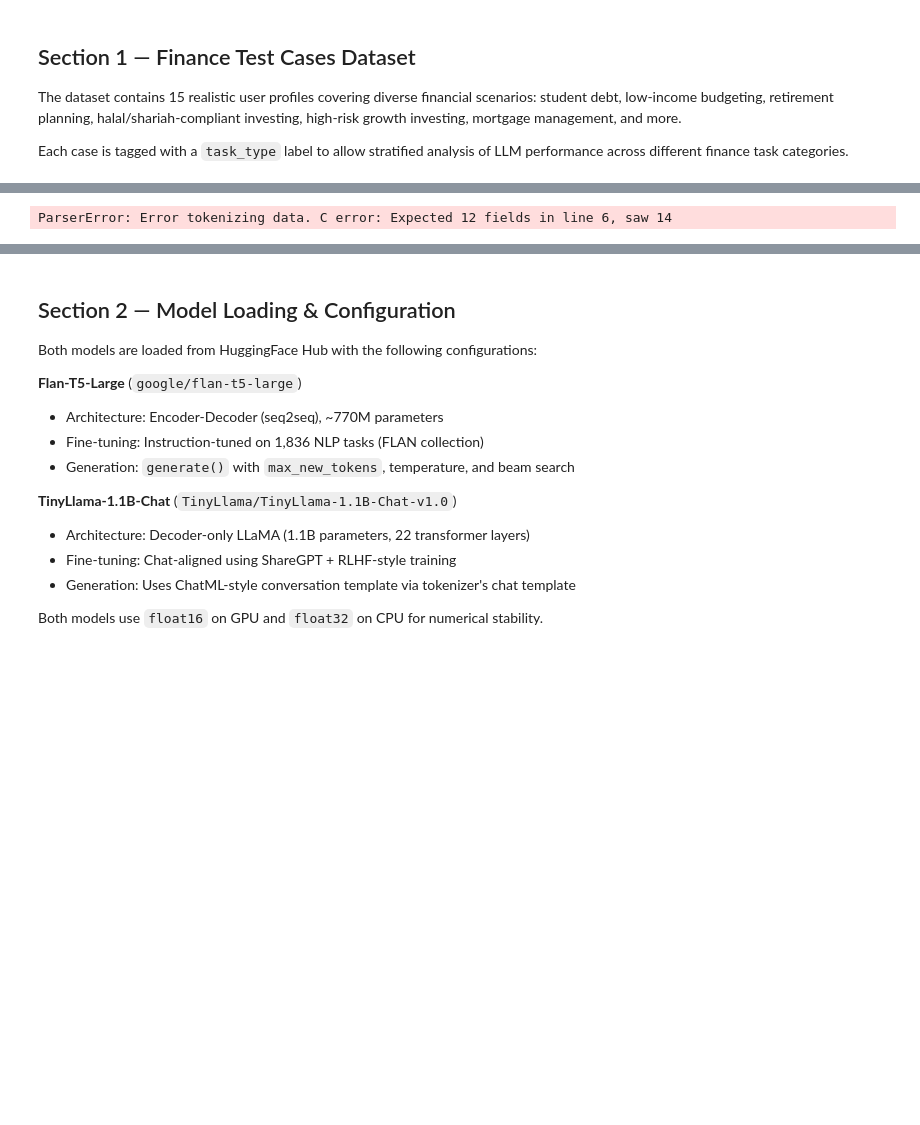
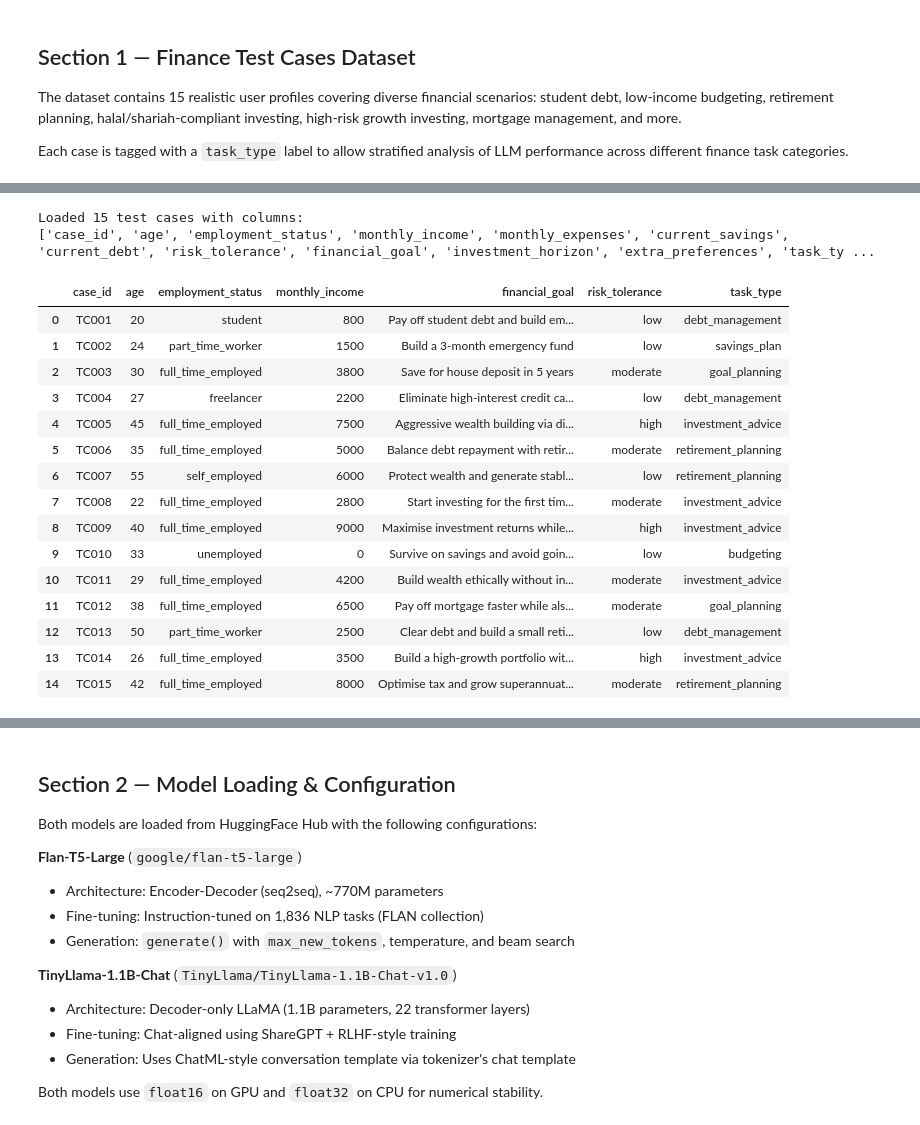
Before and after one commit to Ifthekher237/mq-assignment-2-llm-financial-advice-evaluation, a Jupyter notebook: codes/notebooks/01_llm_comparison.ipynb, the cells around one changed output, grey strips where cells are left out. Cells and saved outputs as stored; diff of their text form; code cells hidden in the pictures; blank space fills up the shorter version.

```diff
--- a/codes/notebooks/01_llm_comparison.ipynb
+++ b/codes/notebooks/01_llm_comparison.ipynb
@@ -78,3 +87,7 @@ high-risk growth investing, mortgage management, and more.
 
 Each case is tagged with a `task_type` label to allow stratified analysis of LLM performance
 across different finance task categories.
+# %%
+from google.colab import files
+uploaded = files.upload()  # select finance_test_cases.csv
+CSV_PATH = list(uploaded.keys())[0]
@@ -81,27 +97,44 @@ across different finance task categories.
 # %%
 # ── Option A: Load from Google Drive (recommended for Colab) ──────────────────
 # from google.colab import drive
 # drive.mount('/content/drive')
 # CSV_PATH = '/content/drive/MyDrive/COMP8420/finance_test_cases.csv'
 
 # ── Option B: Upload directly to Colab session ────────────────────────────────
 # from google.colab import files
 # uploaded = files.upload()  # select finance_test_cases.csv
 # CSV_PATH = list(uploaded.keys())[0]
 
 # ── Option C: Hardcoded path (update as needed) ───────────────────────────────
-CSV_PATH = "finance_test_cases.csv"  # place file in Colab working directory
+# CSV_PATH = "finance_test_cases.csv"  # place file in Colab working directory
 
 try:
     df = pd.read_csv(CSV_PATH)
     print(f"Loaded {len(df)} test cases with columns:\n{list(df.columns)}")
     display(df[['case_id','age','employment_status','monthly_income',
                 'financial_goal','risk_tolerance','task_type']].head(15))
 except FileNotFoundError:
     print(f"ERROR: '{CSV_PATH}' not found. Please upload the CSV file first.")
     raise
 # %% [output]
-ParserError: Error tokenizing data. C error: Expected 12 fields in line 6, saw 14
+Loaded 15 test cases with columns:
+['case_id', 'age', 'employment_status', 'monthly_income', 'monthly_expenses', 'current_savings', 'current_debt', 'risk_tolerance', 'financial_goal', 'investment_horizon', 'extra_preferences', 'task_ty ...
+|  | case_id | age | employment_status | monthly_income | financial_goal | risk_tolerance | task_type |
+| 0 | TC001 | 20 | student | 800 | Pay off student debt and build em... | low | debt_management |
+| 1 | TC002 | 24 | part_time_worker | 1500 | Build a 3-month emergency fund | low | savings_plan |
+| 2 | TC003 | 30 | full_time_employed | 3800 | Save for house deposit in 5 years | moderate | goal_planning |
+| 3 | TC004 | 27 | freelancer | 2200 | Eliminate high-interest credit ca... | low | debt_management |
+| 4 | TC005 | 45 | full_time_employed | 7500 | Aggressive wealth building via di... | high | investment_advice |
+| 5 | TC006 | 35 | full_time_employed | 5000 | Balance debt repayment with retir... | moderate | retirement_planning |
+| 6 | TC007 | 55 | self_employed | 6000 | Protect wealth and generate stabl... | low | retirement_planning |
+| 7 | TC008 | 22 | full_time_employed | 2800 | Start investing for the first tim... | moderate | investment_advice |
+| 8 | TC009 | 40 | full_time_employed | 9000 | Maximise investment returns while... | high | investment_advice |
+| 9 | TC010 | 33 | unemployed | 0 | Survive on savings and avoid goin... | low | budgeting |
+| 10 | TC011 | 29 | full_time_employed | 4200 | Build wealth ethically without in... | moderate | investment_advice |
+| 11 | TC012 | 38 | full_time_employed | 6500 | Pay off mortgage faster while als... | moderate | goal_planning |
+| 12 | TC013 | 50 | part_time_worker | 2500 | Clear debt and build a small reti... | low | debt_management |
+| 13 | TC014 | 26 | full_time_employed | 3500 | Build a high-growth portfolio wit... | high | investment_advice |
+| 14 | TC015 | 42 | full_time_employed | 8000 | Optimise tax and grow superannuat... | moderate | retirement_planning |
 # %%
 # ── Dataset overview for report evidence ─────────────────────────────────────
 print("=== Task Type Distribution ===")
```
Also changed, not shown: parts of 24 cells of this notebook, 10 other files.
